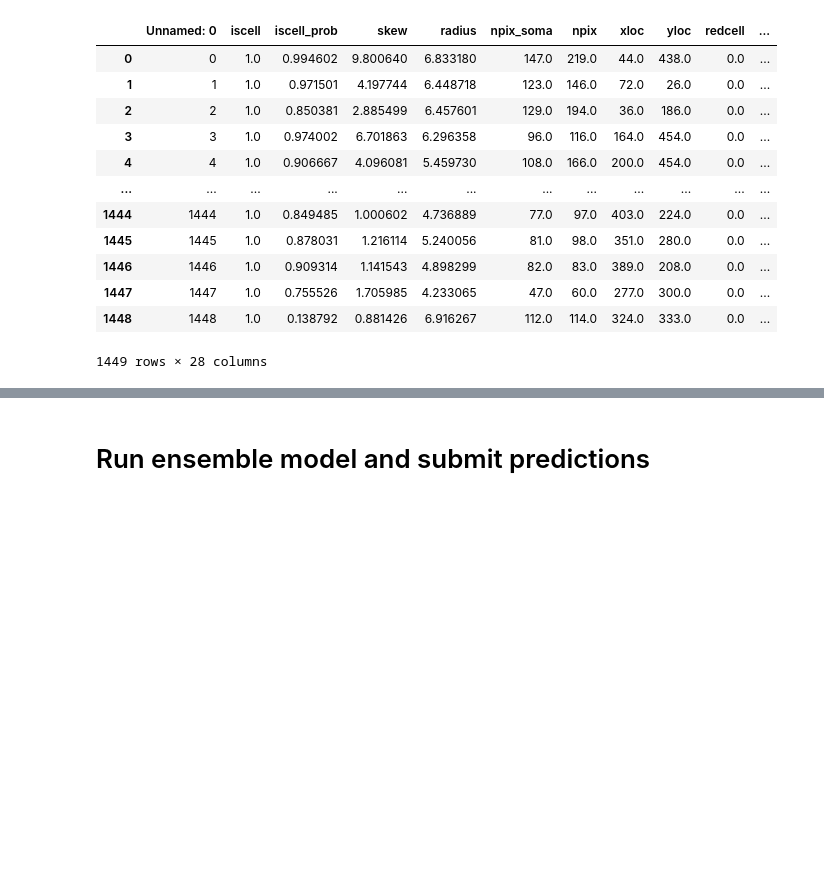
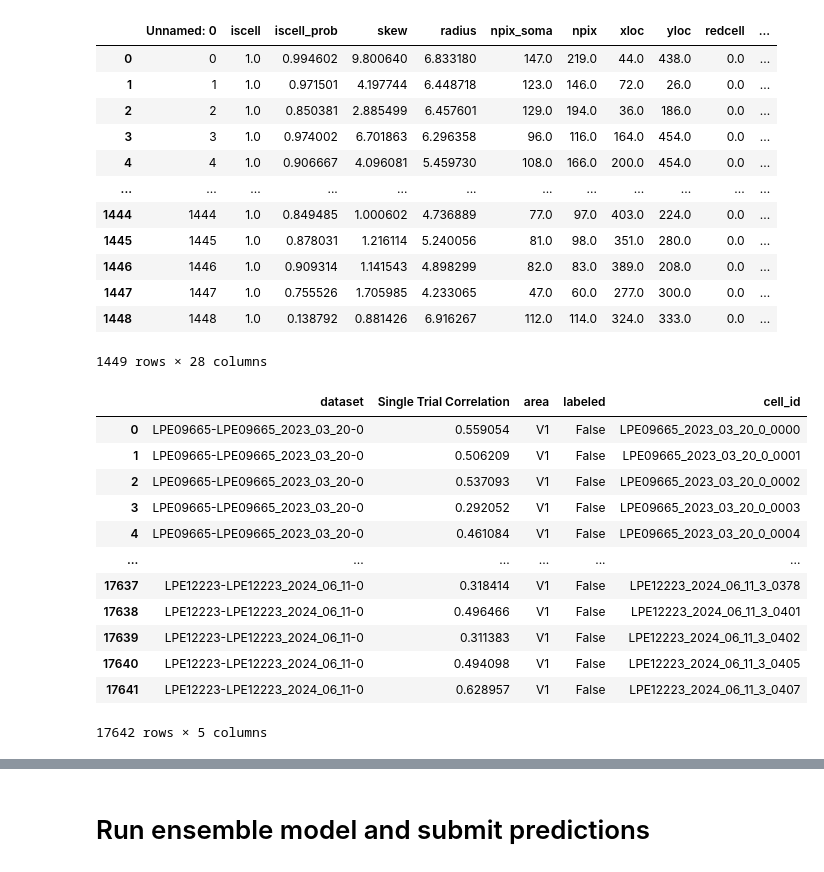
Before and after one commit to matthijsoudelohuis/Petreanu_MEI_generation, a Jupyter notebook: 03_evaluate_and_submit.ipynb, the cells around one changed output, grey strips where cells are left out. Cells and saved outputs as stored; diff of their text form; code cells hidden in the pictures; blank space fills up the shorter version.

```diff
--- a/03_evaluate_and_submit.ipynb
+++ b/03_evaluate_and_submit.ipynb
@@ -215,3 +218,19 @@ celldata
 | 1447 | 1447 | 1.0 | 0.755526 | 1.705985 | 4.233065 | 47.0 | 60.0 | 277.0 | 300.0 | 0.0 | ... |
 | 1448 | 1448 | 1.0 | 0.138792 | 0.881426 | 6.916267 | 112.0 | 114.0 | 324.0 | 333.0 | 0.0 | ... |
 1449 rows × 28 columns
+# %%
+df
+# %% [output]
+|  | dataset | Single Trial Correlation | area | labeled | cell_id |
+| 0 | LPE09665-LPE09665_2023_03_20-0 | 0.559054 | V1 | False | LPE09665_2023_03_20_0_0000 |
+| 1 | LPE09665-LPE09665_2023_03_20-0 | 0.506209 | V1 | False | LPE09665_2023_03_20_0_0001 |
+| 2 | LPE09665-LPE09665_2023_03_20-0 | 0.537093 | V1 | False | LPE09665_2023_03_20_0_0002 |
+| 3 | LPE09665-LPE09665_2023_03_20-0 | 0.292052 | V1 | False | LPE09665_2023_03_20_0_0003 |
+| 4 | LPE09665-LPE09665_2023_03_20-0 | 0.461084 | V1 | False | LPE09665_2023_03_20_0_0004 |
+| ... | ... | ... | ... | ... | ... |
+| 17637 | LPE12223-LPE12223_2024_06_11-0 | 0.318414 | V1 | False | LPE12223_2024_06_11_3_0378 |
+| 17638 | LPE12223-LPE12223_2024_06_11-0 | 0.496466 | V1 | False | LPE12223_2024_06_11_3_0401 |
+| 17639 | LPE12223-LPE12223_2024_06_11-0 | 0.311383 | V1 | False | LPE12223_2024_06_11_3_0402 |
+| 17640 | LPE12223-LPE12223_2024_06_11-0 | 0.494098 | V1 | False | LPE12223_2024_06_11_3_0405 |
+| 17641 | LPE12223-LPE12223_2024_06_11-0 | 0.628957 | V1 | False | LPE12223_2024_06_11_3_0407 |
+17642 rows × 5 columns
```
Also changed, not shown: parts of 6 cells of this notebook, 16 other files.
